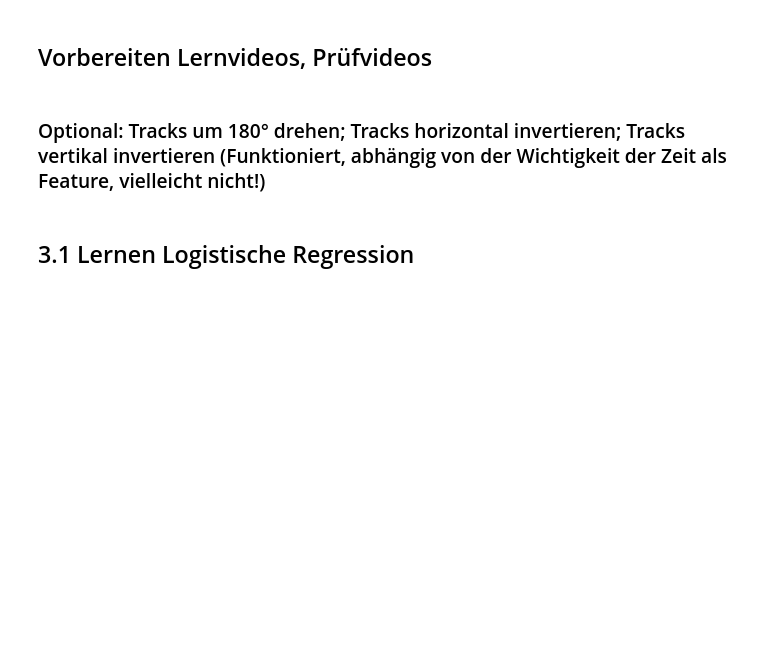
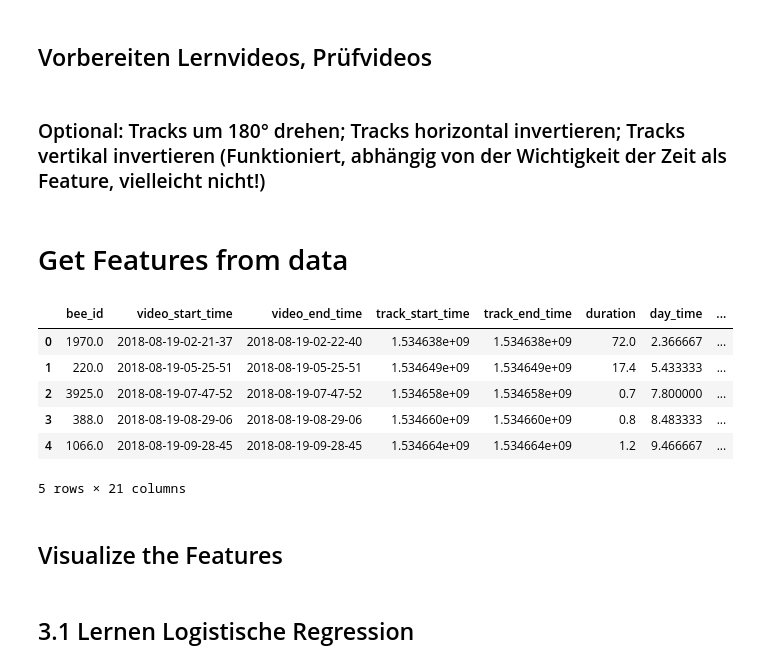
Before and after one commit to tschopo/swp_bioroboticslab, a Jupyter notebook: pipeline_tracking_test_daniel4.ipynb, the cells around one changed output. Drawn from its saved outputs; the diff is of its cells as text; code cells hidden in the pictures; blank space fills up the shorter version.

```diff
--- a/pipeline_tracking_test_daniel4.ipynb
+++ b/pipeline_tracking_test_daniel4.ipynb
@@ -602,3 +592,14 @@ Total Accuracy: 0.7741935483870968
 # %%
 # Tracks um 180° drehen
 track_rotated = tracks_ml
+# %% [markdown]
+# Get Features from data
+# %%
+def normalize(x, min_x, max_x):
+    """ normalize x to 0..1 """
+    return (x-min_x)/(max_x-min_x)
+
+def get_time_from_timestamp(timestamp):
+    """ return time of day in hours (float) (range 0-23.99) """
+    time_struct = time.localtime(timestamp)
+    return time_struct.tm_hour+normalize(time_struct.tm_min, 0, 60)
@@ -604,0 +652,43 @@ track_rotated = tracks_ml
+# %%
+# duration, start_pos, end_pos, start_z_rotation, end_z_rotation, time_of_day, num_points_in_track, avg_speed_of_bee, start_speed, end_speed
+tracks = tracks_ml.copy()
+
+tracks_features = tracks.copy()
+tracks_features['duration'] = tracks['track_end_time'] - tracks['track_start_time']
+tracks_features['start_x_pos'] = tracks['xpos'].apply(lambda x: x[0])
+tracks_features['end_x_pos'] = tracks['xpos'].apply(lambda x: x[-1])
+tracks_features['avg_x_pos'] = tracks['xpos'].apply(lambda x: np.mean(x))
+tracks_features['start_y_pos'] = tracks['ypos'].apply(lambda x: x[0]) # do we need?
+tracks_features['end_y_pos'] = tracks['ypos'].apply(lambda x: x[-1]) # do we need?
+
+
+tracks_features['normalized_zrotation'] =  tracks['zrotation'].apply(lambda x: np.array(x) + math.pi) # we normalized because pi -pi
+tracks_features['start_z_rotation'] = tracks_features['normalized_zrotation'].apply(lambda x: x[0])
+tracks_features['end_z_rotation'] = tracks_features['normalized_zrotation'].apply(lambda x: x[-1])
+tracks_features['avg_zrotation'] =  tracks_features['normalized_zrotation'].apply(lambda x: np.mean(x))
+
+tracks_features['day_time'] = (tracks['track_start_time'] + tracks['track_end_time']) / 2
+tracks_features['day_time'] = tracks_features['day_time'].apply(lambda x: get_time_from_timestamp(x))
+
+tracks_features['num_detections'] = tracks['xpos'].apply(lambda x: len(x))
+
+tracks_features['start_speed'] = tracks[['xpos','ypos','timestamps']].apply(lambda x: get_start_speed(x[0],x[1],x[2]), axis=1)
+tracks_features['end_speed'] = tracks[['xpos','ypos','timestamps']].apply(lambda x: get_end_speed(x[0],x[1],x[2]), axis=1)
+tracks_features['avg_speed'] = tracks[['xpos','ypos','timestamps']].apply(lambda x: get_avg_speed(x[0],x[1],x[2]), axis=1)
+
+
+tracks_features = tracks_features[['bee_id','video_start_time','video_end_time','track_start_time','track_end_time','duration','day_time','num_detections','start_x_pos','end_x_pos','avg_x_pos','start_y_pos','end_y_pos','start_z_rotation','end_z_rotation','avg_zrotation','start_speed','end_speed','avg_speed','in_direction','out_direction']]
+#tracks_features['end_speed'] = tracks['xpos'].apply(lambda x: len(x))
+#tracks_features['avg_speed'] = tracks['xpos'].apply(lambda x: len(x))
+
+# total distance traveled
+# %%
+tracks_features.head()
+# %% [output]
+|  | bee_id | video_start_time | video_end_time | track_start_time | track_end_time | duration | day_time | ... |
+| 0 | 1970.0 | 2018-08-19-02-21-37 | 2018-08-19-02-22-40 | 1.534638e+09 | 1.534638e+09 | 72.0 | 2.366667 | ... |
+| 1 | 220.0 | 2018-08-19-05-25-51 | 2018-08-19-05-25-51 | 1.534649e+09 | 1.534649e+09 | 17.4 | 5.433333 | ... |
+| 2 | 3925.0 | 2018-08-19-07-47-52 | 2018-08-19-07-47-52 | 1.534658e+09 | 1.534658e+09 | 0.7 | 7.800000 | ... |
+| 3 | 388.0 | 2018-08-19-08-29-06 | 2018-08-19-08-29-06 | 1.534660e+09 | 1.534660e+09 | 0.8 | 8.483333 | ... |
+| 4 | 1066.0 | 2018-08-19-09-28-45 | 2018-08-19-09-28-45 | 1.534664e+09 | 1.534664e+09 | 1.2 | 9.466667 | ... |
+5 rows × 21 columns
@@ -605,3 +703,5 @@ track_rotated = tracks_ml
+# %% [markdown]
+## Visualize the Features
 # %% [markdown]
 ## 3.1 Lernen Logistische Regression
 # %% [markdown]
```
Also changed, not shown: parts of 10 cells of this notebook.
